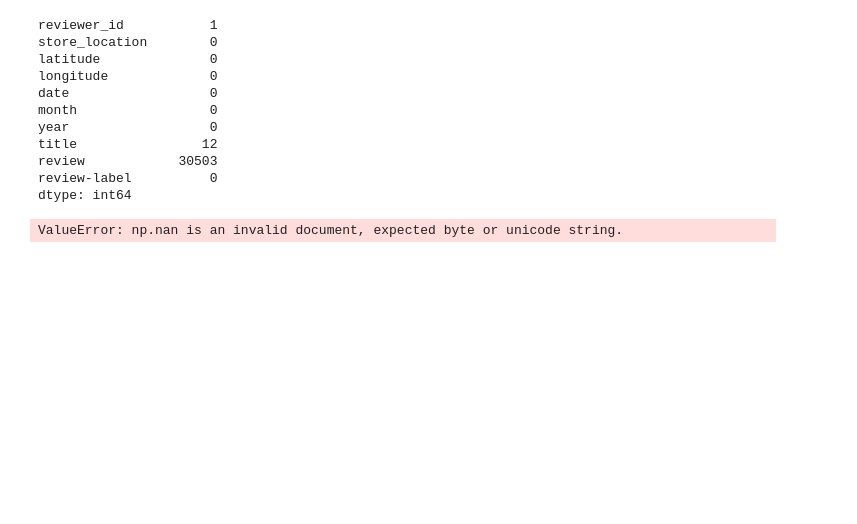
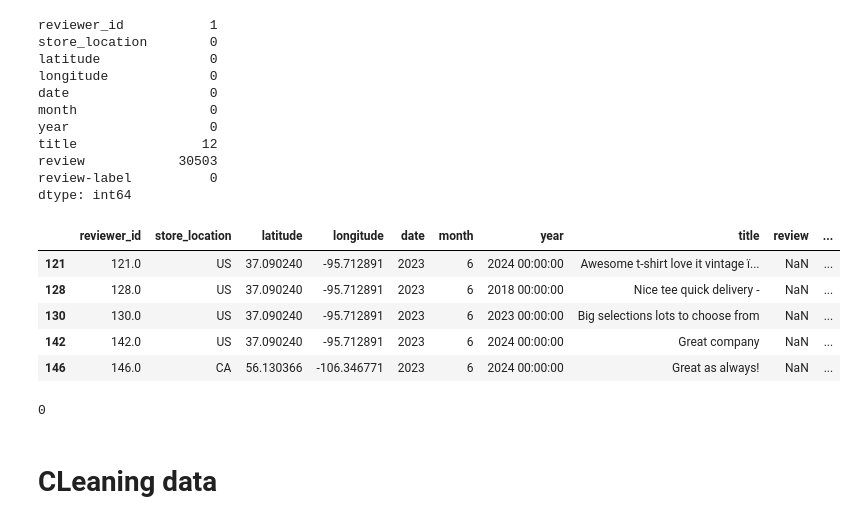
Before and after one commit to Arsan24/CognoRise-Infotech, a Jupyter notebook: Shopper Sentiment/Shopper.ipynb, the cells around one changed output. Cells and saved outputs as stored; diff of their text form; code cells hidden in the pictures; blank space fills up the shorter version.

```diff
--- a/Shopper Sentiment/Shopper.ipynb
+++ b/Shopper Sentiment/Shopper.ipynb
@@ -55,10 +76,20 @@ title                12
 review            30503
 review-label          0
 dtype: int64
-# %%
-# Content-Based Filtering
-tfidf = TfidfVectorizer(stop_words='english')
-tfidf_matrix = tfidf.fit_transform(df['review'])
-cosine_sim_cbf = cosine_similarity(tfidf_matrix, tfidf_matrix)
-# %% [output]
-ValueError: np.nan is an invalid document, expected byte or unicode string.
+# %%
+# Assuming your DataFrame is named 'df'
+null_rows = data[data.isnull().any(axis=1)]
+null_rows.head()
+# %% [output]
+|  | reviewer_id | store_location | latitude | longitude | date | month | year | title | review | ... |
+| 121 | 121.0 | US | 37.090240 | -95.712891 | 2023 | 6 | 2024 00:00:00 | Awesome t-shirt love it vintage ï... | NaN | ... |
+| 128 | 128.0 | US | 37.090240 | -95.712891 | 2023 | 6 | 2018 00:00:00 | Nice tee quick delivery - | NaN | ... |
+| 130 | 130.0 | US | 37.090240 | -95.712891 | 2023 | 6 | 2023 00:00:00 | Big selections lots to choose from | NaN | ... |
+| 142 | 142.0 | US | 37.090240 | -95.712891 | 2023 | 6 | 2024 00:00:00 | Great company | NaN | ... |
+| 146 | 146.0 | CA | 56.130366 | -106.346771 | 2023 | 6 | 2024 00:00:00 | Great as always! | NaN | ... |
+# %%
+data.duplicated().sum()
+# %% [output]
+0
+# %% [markdown]
+# CLeaning data
```
Also changed, not shown: parts of 17 cells of this notebook, 2 other files.
